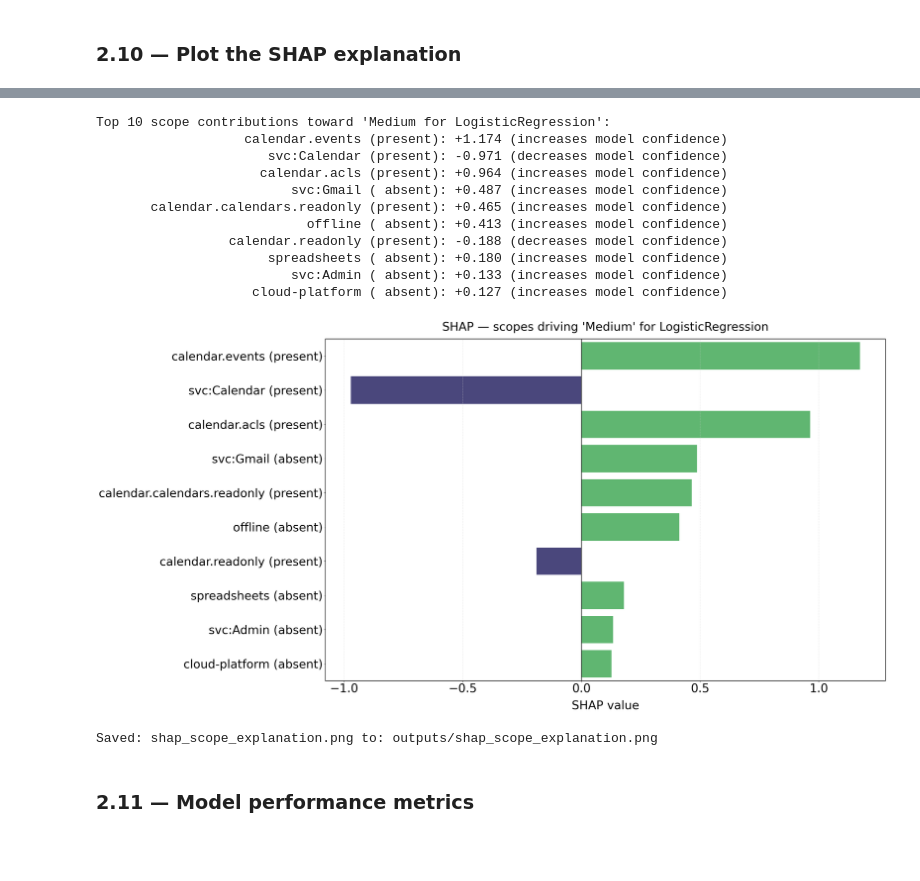
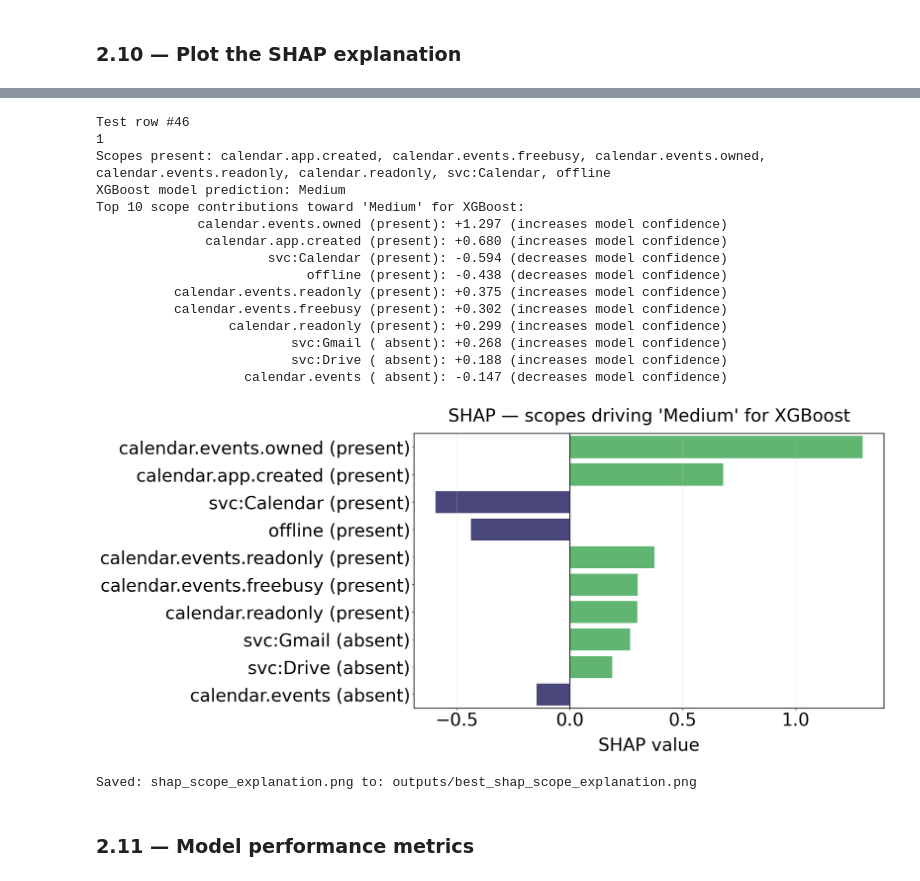
Before and after one commit to taylor-land/scope-guard-dashboard, a Jupyter notebook: pipeline/model_pipeline.ipynb, the cells around one changed output, grey strips where cells are left out. Saved outputs shown, nothing was run; the diff lists cells and outputs as text; code cells hidden in the pictures; blank space fills up the shorter version.

```diff
--- a/pipeline/model_pipeline.ipynb
+++ b/pipeline/model_pipeline.ipynb
@@ -658,7 +656,7 @@ Top 10 scope contributions toward 'Medium for XGBoost':
 # Poster sizing: 10 horizontal bars with long labels at 32pt need a wide
 # canvas, otherwise the y-labels eat the plotting area and squash the bars.
 POSTER_FONTSIZE = 32
-fig, ax = plt.subplots(figsize=(30, 15))
+fig, ax = plt.subplots(figsize=(20, 9))
 
 # `ranked` is already sorted by descending absolute SHAP value; seaborn draws
 # the first category at the top, so passing it as-is puts the largest
@@ -693,76 +691,99 @@ Saved: shap_scope_explanation.png to: outputs/shap_scope_explanation.png
 # %%
+#generating a random sample that is gaurenteed to be medium risk:
+random.seed(RANDOM_SEED)
+sample_idx = random.choice(np.where(y_test==1)[0])
+sample = X_test[sample_idx]
+
+# getting preds for each model then mapping to class label
+# .predict gives absoulte value, like 3, instead of probabilities like proba
+best_predicted_class = int(best_model.predict(X_test[sample_idx:sample_idx + 1])[0])
+best_predicted_label = RISK_ORDER[best_predicted_class]
+best_pred = int(best_model.predict(X_test[sample_idx:sample_idx + 1])[0])
+
+scopes_present = [feature_names[i] for i in range(len(feature_names)) if sample[i] == 1.0]
+
+print(f"Test row #{sample_idx}")
+print(y_test[sample_idx])
+print(f"Scopes present: {', '.join(scopes_present)}")
+print(f"{best_name} model prediction: {best_predicted_label}")
+
 top_k = 10
 
-if second_best_name in ("Random_Forest", "XGBoost"):
-    explainer = shap.TreeExplainer(second_best_model)
+if best_name in ("Random_Forest", "XGBoost"):
+    explainer = shap.TreeExplainer(best_model)
 elif best_name == "Logistic Regression":
-    explainer = shap.LinearExplainer(second_best_model, X_train)
+    explainer = shap.LinearExplainer(best_model, X_train)
 else:
-    explainer = shap.Explainer(second_best_model, X_train)
+    explainer = shap.Explainer(best_model, X_train)
 
 shap_values = explainer.shap_values(X_test[sample_idx:sample_idx + 1])
 
 # Multiclass-safe extraction of the predicted class slice
 if isinstance(shap_values, list):
-    shap_vals = shap_values[second_best_predicted_class][0]
+    shap_vals = shap_values[best_predicted_class][0]
 elif np.ndim(shap_values) == 3:
-    shap_vals = shap_values[0, :, second_best_predicted_class]
+    shap_vals = shap_values[0, :, best_predicted_class]
 else:
     shap_vals = shap_values[0]
 
 ranked = sorted(zip(feature_names, shap_vals, X_test[sample_idx]), key=lambda t: -abs(t[1]))[:top_k]
 
-print(f"Top {top_k} scope contributions toward '{second_best_predicted_label} for {second_best_name}':")
+print(f"Top {top_k} scope contributions toward '{best_predicted_label}' for {best_name}:")
 for name, val, present in ranked:
     arrow = "increases" if val > 0 else "decreases"
     tag = "present" if present == 1.0 else "absent"
     print(f"  {name:>32} ({tag:>7}): {val:+.3f} ({arrow} model confidence)")
 # %% [output]
-Top 10 scope contributions toward 'Medium for LogisticRegression':
-                   calendar.events (present): +1.174 (increases model confidence)
-                      svc:Calendar (present): -0.971 (decreases model confidence)
-                     calendar.acls (present): +0.964 (increases model confidence)
-                         svc:Gmail ( absent): +0.487 (increases model confidence)
-       calendar.calendars.readonly (present): +0.465 (increases model confidence)
-                           offline ( absent): +0.413 (increases model confidence)
-                 calendar.readonly (present): -0.188 (decreases model confidence)
-                      spreadsheets ( absent): +0.180 (increases model confidence)
-                         svc:Admin ( absent): +0.133 (increases model confidence)
-                    cloud-platform ( absent): +0.127 (increases model confidence)
+Test row #46
+1
+Scopes present: calendar.app.created, calendar.events.freebusy, calendar.events.owned, calendar.events.readonly, calendar.readonly, svc:Calendar, offline
+XGBoost model prediction: Medium
+Top 10 scope contributions toward 'Medium' for XGBoost:
+             calendar.events.owned (present): +1.297 (increases model confidence)
+              calendar.app.created (present): +0.680 (increases model confidence)
+                      svc:Calendar (present): -0.594 (decreases model confidence)
+                           offline (present): -0.438 (decreases model confidence)
+          calendar.events.readonly (present): +0.375 (increases model confidence)
+          calendar.events.freebusy (present): +0.302 (increases model confidence)
+                 calendar.readonly (present): +0.299 (increases model confidence)
+                         svc:Gmail ( absent): +0.268 (increases model confidence)
+                         svc:Drive ( absent): +0.188 (increases model confidence)
+                   calendar.events ( absent): -0.147 (decreases model confidence)
 # %%
+# plotting out shap explanation for medium combination:
 POSTER_FONTSIZE = 32
-fig, ax = plt.subplots(figsize=(30, 15))
+fig, ax = plt.subplots(figsize=(20, 9))
 
 # `ranked` is already sorted by descending absolute SHAP value; seaborn draws
 # the first category at the top, so passing it as-is puts the largest
 # magnitude at the top regardless of sign.
 names = [f"{t[0]} ({'present' if t[2] == 1.0 else 'absent'})" for t in ranked]
 scores = [float(t[1]) for t in ranked]
 
 viridis = sns.color_palette("viridis", n_colors=10)
 pos_color, neg_color = viridis[7], viridis[1]
 colors = [pos_color if s > 0 else neg_color for s in scores]
 
 sns.barplot(x=scores, y=names, hue=names, palette=colors, dodge=False, legend=False, ax=ax, orient="h")
 ax.set_yticks(np.arange(len(names)))
 ax.set_yticklabels(names, fontsize=POSTER_FONTSIZE)
 ax.tick_params(axis="x", labelsize=POSTER_FONTSIZE)
 ax.axvline(0, color="#333", linewidth=2.0)
 ax.set_xlabel("SHAP value", fontsize=POSTER_FONTSIZE, labelpad=14)
-ax.set_title(f"SHAP — scopes driving '{second_best_predicted_label}' for {second_best_name}", fontsize=POSTER_FONTSIZE, pad=22)
+ax.set_title(f"SHAP — scopes driving '{best_predicted_label}' for {best_name}", fontsize=POSTER_FONTSIZE, pad=22)
 ax.grid(axis="x", linestyle="--", alpha=0.7, color="lightgrey")
 for spine in ax.spines.values():
     spine.set_linewidth(1.5)
 
 plt.tight_layout()
 # dpi 300 for print; 150 looks soft when blown up to poster scale.
-plt.savefig(SECOND_BEST_SHAP_SCOPE_EXPLANATION_PATH, dpi=300, bbox_inches="tight")
+plt.savefig('outputs/medium_shap.png', dpi=300, bbox_inches="tight")
 plt.show()
 plt.close(fig)
-print(f"Saved to: {SECOND_BEST_SHAP_SCOPE_EXPLANATION_PATH}")
+print(f"Saved: shap_scope_explanation.png to: {BEST_SHAP_SCOPE_EXPLANATION_PATH}")
 # %% [output]
-[figure, old version]
+[figure, new version]
-Saved: shap_scope_explanation.png to: outputs/shap_scope_explanation.png
+Saved: shap_scope_explanation.png to: outputs/best_shap_scope_explanation.png
 # %% [markdown]
 ### 2.11 — Model performance metrics
 # %%
```
Also changed, not shown: parts of 21 cells of this notebook, 24 other files.
